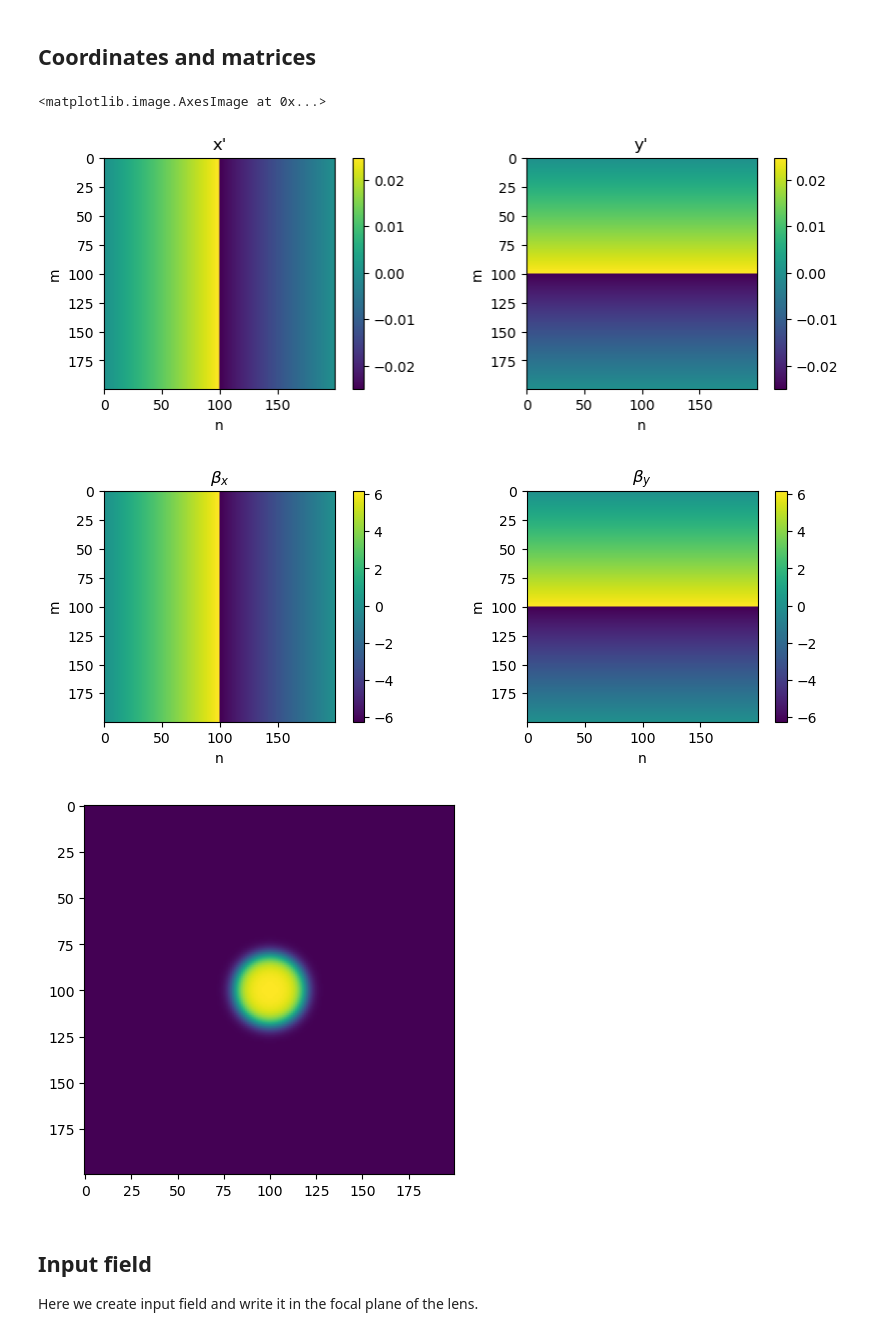
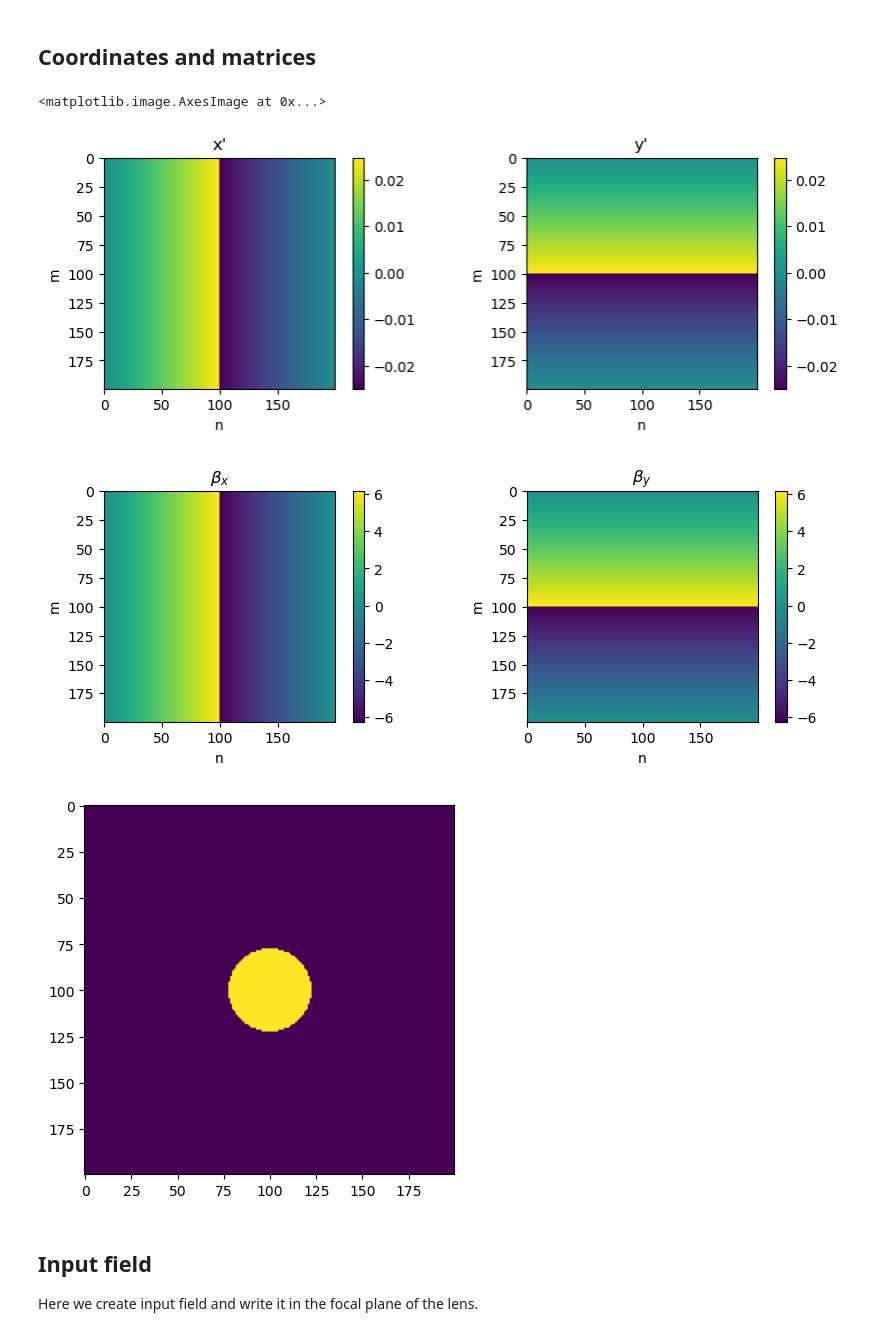
Before and after one commit to andrej5elin/focused_beam, a Jupyter notebook: content/focused_scalar_beam.ipynb, the cells around one changed output. Cells and saved outputs as stored; diff of their text form; code cells hidden in the pictures.

```diff
--- a/content/focused_scalar_beam.ipynb
+++ b/content/focused_scalar_beam.ipynb
@@ -49,6 +49,9 @@ I0 = E0**2/IMPEDANCE
 #: input field polarization vector
 POLARIZATION = (1,0)
 
+#: whether to make smooth aperture at the edge
+SMOOTH_APERTURE = False
+
 #: so that we force execution of next cells
 _PARAMETERS_OK = False
 #: whether to save plots
@@ -184,8 +187,11 @@ betaymat ,betaxmat = np.meshgrid(betayvec,betaxvec, indexing = "ij")
 beta2mat = betaymat**2+betaxmat**2
 aperture_mask = np.sqrt(beta2mat) > NA
 
-aperture = np.tanh(2*(beta2mat/NA-1))
-aperture = aperture/aperture[0,0]
+if SMOOTH_APERTURE == True:
+    aperture = np.tanh(2*(beta2mat/NA-1))
+    aperture = aperture/aperture[0,0]
+else:
+    aperture = np.logical_not(aperture_mask)
 
 ALPHA_MAT = np.sqrt(REFRACTIVE_INDEX**2-betaymat**2-betaxmat**2)
 ALPHA_MAT[aperture_mask] = 0.
@@ -276,34 +282,34 @@ axes[0].set_xlabel("n")
 axes[0].set_ylabel("m")
 plt.colorbar(im)
 im = axes[1].imshow(ymat_prime)
 plt.colorbar(im)
 axes[1].set_title("y'")
 axes[1].set_xlabel("n")
 axes[1].set_ylabel("m")
 
 
 fig,axes = plt.subplots(1,2, figsize = (10,3))
 im = axes[0].imshow(betaxmat)
 axes[0].set_title(r"$\beta_x$")
 axes[0].set_xlabel("n")
 axes[0].set_ylabel("m")
 plt.colorbar(im)
 im = axes[1].imshow(betaymat)
 plt.colorbar(im)
 axes[1].set_title(r"$\beta_y$")
 axes[1].set_xlabel("n")
 axes[1].set_ylabel("m")
 
 plt.figure()
 plt.imshow(np.fft.fftshift(aperture))
 
 #plt.imshow(alphamat)
 #plt.colorbar()
 # %% [output]
 <matplotlib.image.AxesImage at 0x...>
 [figure]
 [figure]
-[figure, old version]
+[figure, new version]
 # %% [markdown]
 ## Input field
 
```
Also changed, not shown: parts of 2 cells of this notebook.
